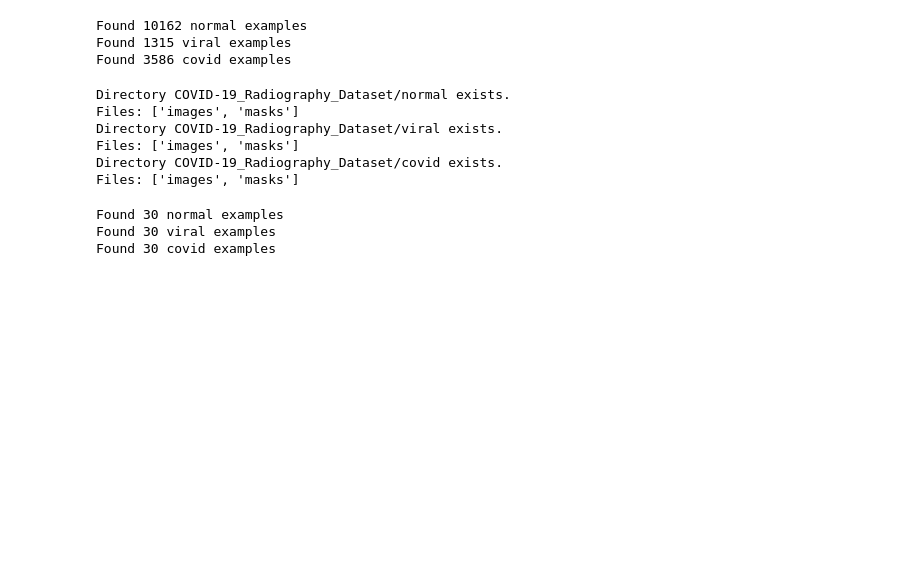
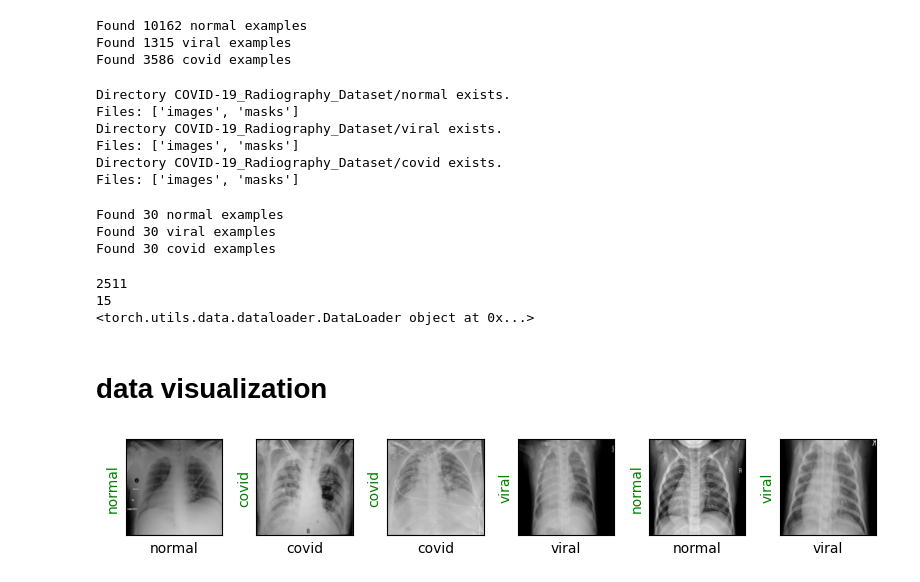
Before and after one commit to Pratyushs411/COVID-19_detection, a Jupyter notebook: main.ipynb, the cells around one changed output. Cells and saved outputs as stored; diff of their text form; code cells hidden in the pictures; blank space fills up the shorter version.

Commit message:
data visualization

```diff
--- a/main.ipynb
+++ b/main.ipynb
@@ -156,3 +176,35 @@ dl_train = torch.utils.data.DataLoader(train_dataset,batch_size = batch_size,shu
 dl_test = torch.utils.data.DataLoader(test_dataset,batch_size = batch_size,shuffle=True)
 print(len(dl_train))
 print(len(dl_test))
+print(dl_train)
+# %% [output]
+2511
+15
+<torch.utils.data.dataloader.DataLoader object at 0x...>
+# %% [markdown]
+# data visualization
+# %%
+class_names = train_dataset.class_names
+
+def show_images(images,labels,preds):
+    plt.figure(figsize=(8,4))
+    for i,image in enumerate(images):
+        plt.subplot(1,6,i+1,xticks=[],yticks = [])
+        image = image.numpy().transpose((1,2,0))
+        mean = np.array([0.485,0.456,0.406])
+        std = np.array([0.229,0.224,0.225])
+        image = image*std + mean
+        image = np.clip(image,0.,1.)
+        plt.imshow(image)
+
+        col = 'green' if preds[i] == labels[i] else 'red'
+
+        plt.xlabel(f'{class_names[int(labels[i].numpy())]}')
+        plt.ylabel(f'{class_names[int(preds[i].numpy())]}',color = col)
+    plt.tight_layout()
+    plt.show()
+# %%
+images,labels = next(iter(dl_train))
+show_images(images,labels,labels)
+# %% [output]
+[figure, added]
```
Also changed, not shown: parts of 2 cells of this notebook.
